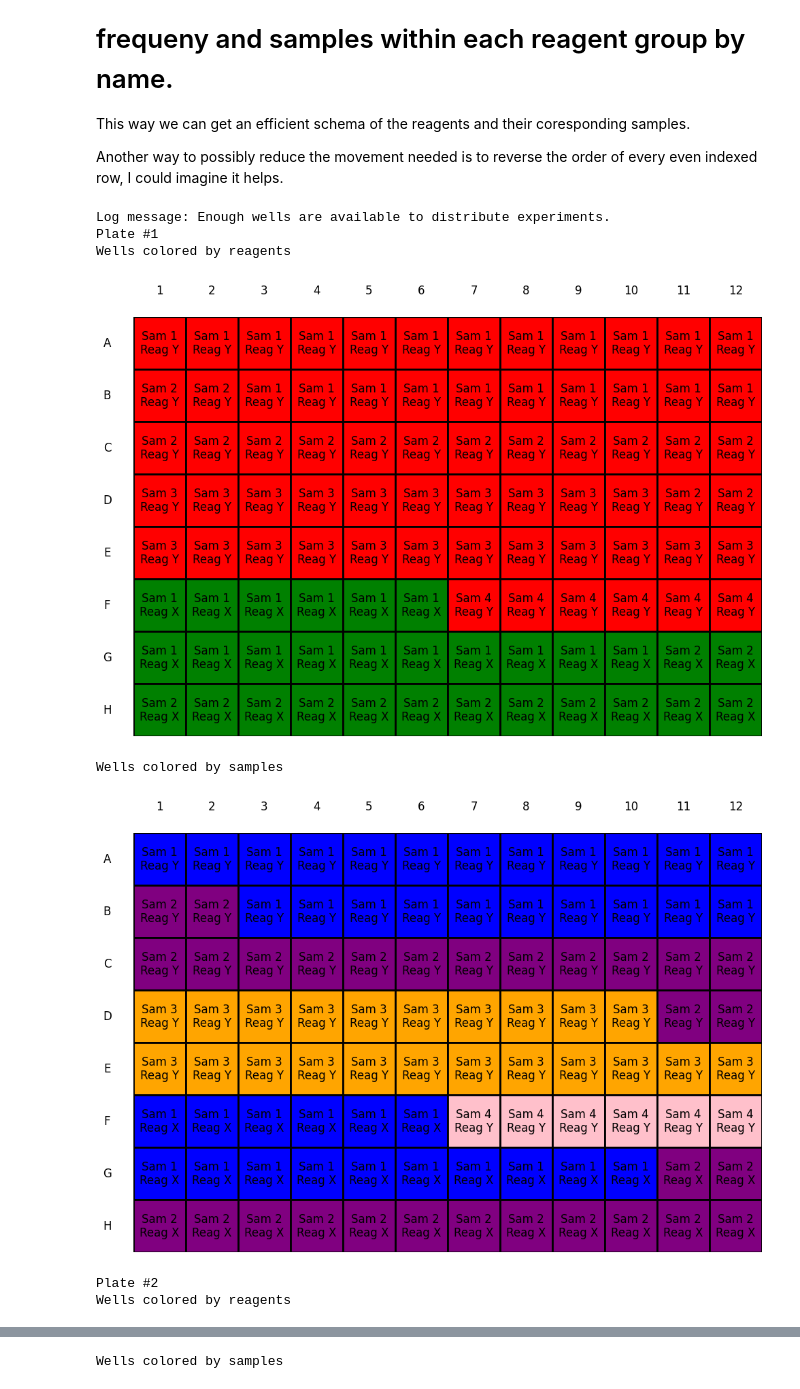
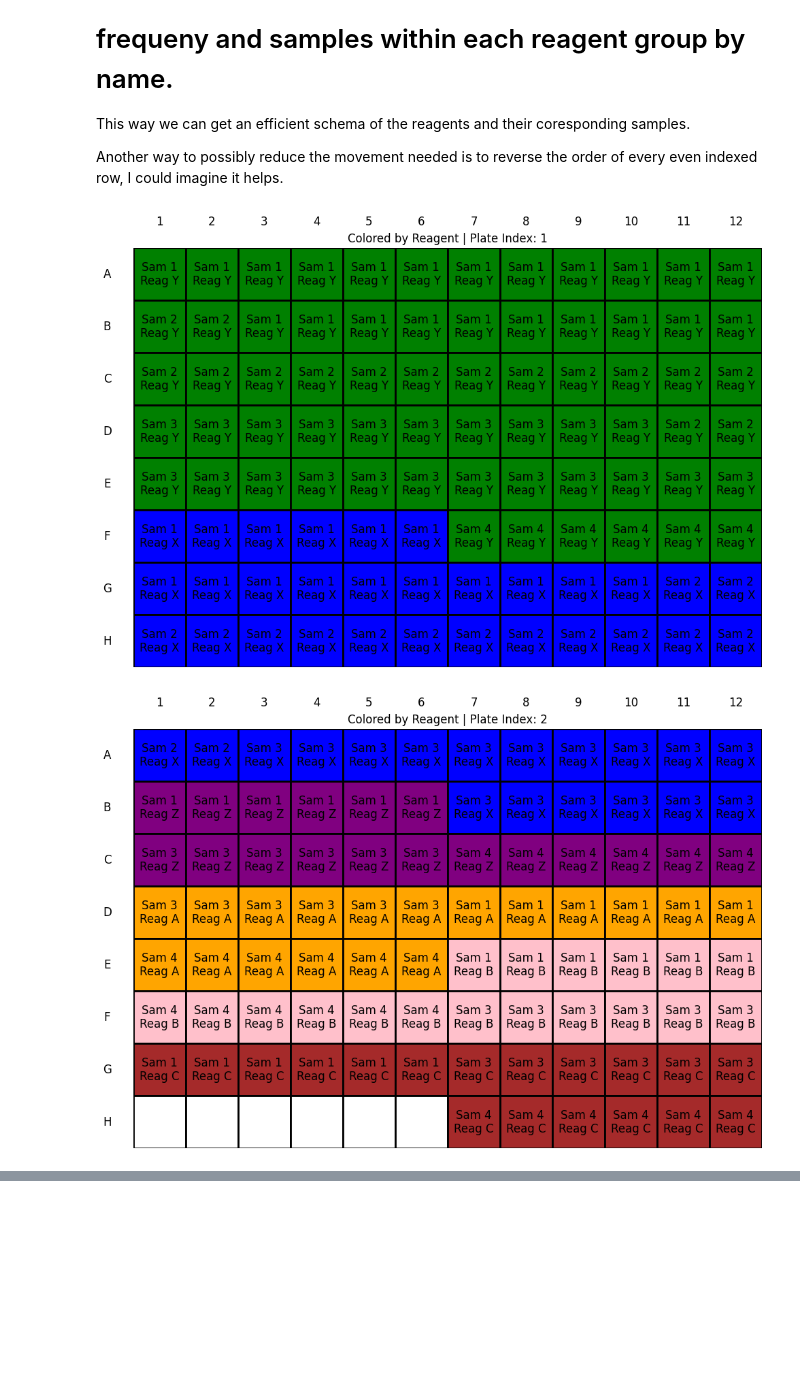
Before and after one commit to HappyPotatoman/microtiter_filler, a Jupyter notebook: microtiter_filler.ipynb, the cells around one changed output, grey strips where cells are left out. Drawn from its saved outputs; the diff is of its cells as text; code cells hidden in the pictures; blank space fills up the shorter version.

Commit message:
refactor visualization and explore edge cases

```diff
--- a/microtiter_filler.ipynb
+++ b/microtiter_filler.ipynb
@@ -190,27 +165,11 @@ This way we can get an efficient schema of the reagents and their coresponding s
 
 Another way to possibly reduce the movement needed is to reverse the order of every even indexed row, I could imagine it helps.
 # %%
-from typing import List
-from collections import Counter, defaultdict
-
-plate_size = 96
-samples = [['Sam 1', 'Sam 2', 'Sam 3'], ['Sam 1', 'Sam 3', 'Sam 4']]
-reagents = [['Reag X', 'Reag Y'], ['Reag Y', 'Reag Z','Reag A', 'Reag B', 'Reag C']]
-replicas = [16, 6]
-well_num = 12
-
-class PlateFillError(Exception):
-    def __init__(self, message):
-        self.message = message
-        super().__init__(self.message)
-
 def sort_by_reagents_and_fill(plate_size: int, samples: List[List[str]], reagents: List[List[str]], replicas: List[int], well_num: int) -> List[List[List[str]]]:
     not_enough, wells_needed, wells_available = not_enough_plates(plate_size, samples, reagents, replicas, well_num)
     if not_enough:
         error_message = f"Number of wells needed {wells_needed} exceed available number of wells {wells_available}."
         raise PlateFillError(error_message)
-
-    print(f"Log message: Enough wells are available to distribute experiments.")
 
     if plate_size == 96:
         num_rows = 8
@@ -251,43 +210,35 @@ def sort_by_reagents_and_fill(plate_size: int, samples: List[List[str]], reagent
                     plate = [[[None] for _ in range(num_cols)] for _ in range(num_rows)]
                     current_well = 0
 
                 row_index = current_well // num_cols
                 col_index = current_well % num_cols
 
                 plate[row_index][col_index] = [sample, reagent]
 
                 current_well += 1
 
     if plate[0][0]:
         flip_even_rows(plate)
         result.append(plate)
 
     return result
 
 try:
     plates = sort_by_reagents_and_fill(plate_size=plate_size, samples=samples, reagents=reagents, replicas=replicas, well_num=well_num)
 except PlateFillError as e:
     print(f"PlateFillError: {e.message}")
 
 
 colors = ['red', 'green', 'blue', 'purple', 'orange', 'pink', 'brown', 'cyan', 'magenta']
 color_cycle = itertools.cycle(colors)
 
 color_map = {}
 
 for i, plate in enumerate(plates, 1):
-    print(f"Plate #{i}")
-    print(f'Wells colored by reagents')
-    plot_plate_color_reagent(plate, color_map)
-    print(f'Wells colored by samples')
-    plot_plate_color_samples(plate, color_map)
+    plot_plate(plate=plate, color_map=color_map, color_by='reagent', plate_index=i)
+for i, plate in enumerate(plates, 1):
+    plot_plate(plate=plate, color_map=color_map, color_by='sample', plate_index=i)
     # plt.savefig(f'Plate_{i}.png')
 # %% [output]
-Log message: Enough wells are available to distribute experiments.
-Plate #1
-Wells colored by reagents
-[figure, old version]
+[figure, new version]
-Wells colored by samples
-[figure, old version]
+[figure, new version]
-Plate #2
-Wells colored by reagents
@@ -295 +245,0 @@ Wells colored by reagents
-Wells colored by samples
```
Also changed, not shown: parts of 10 cells of this notebook.
